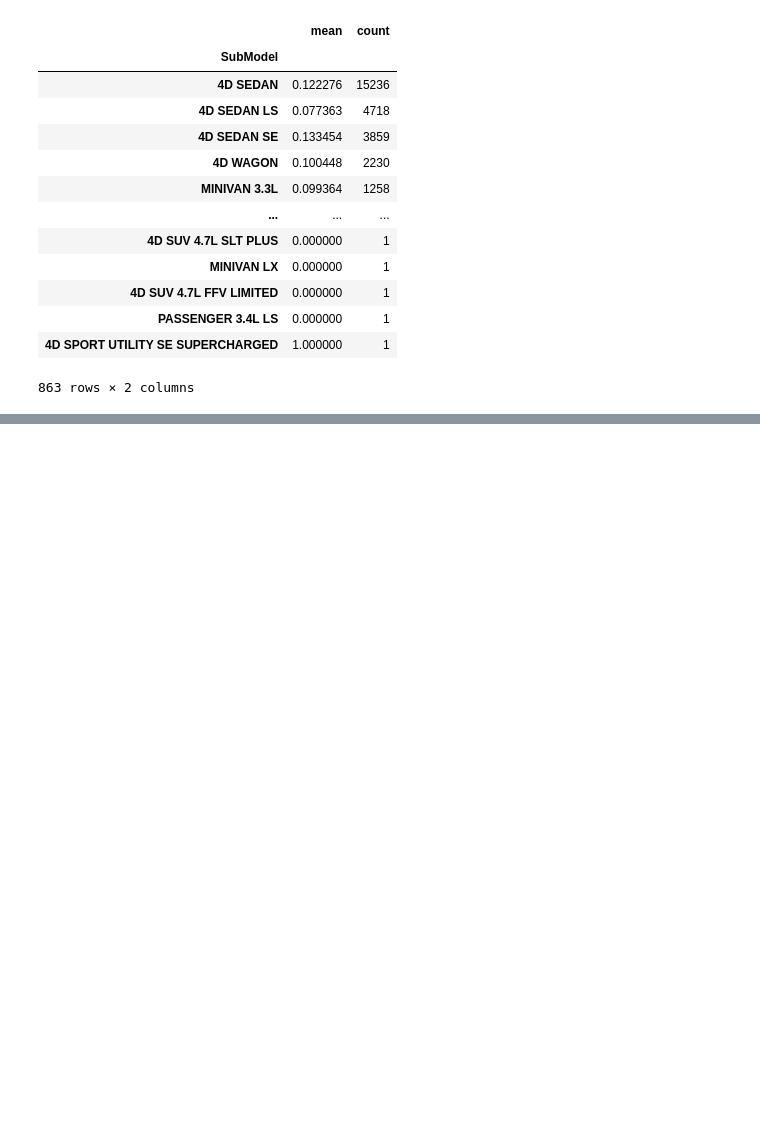
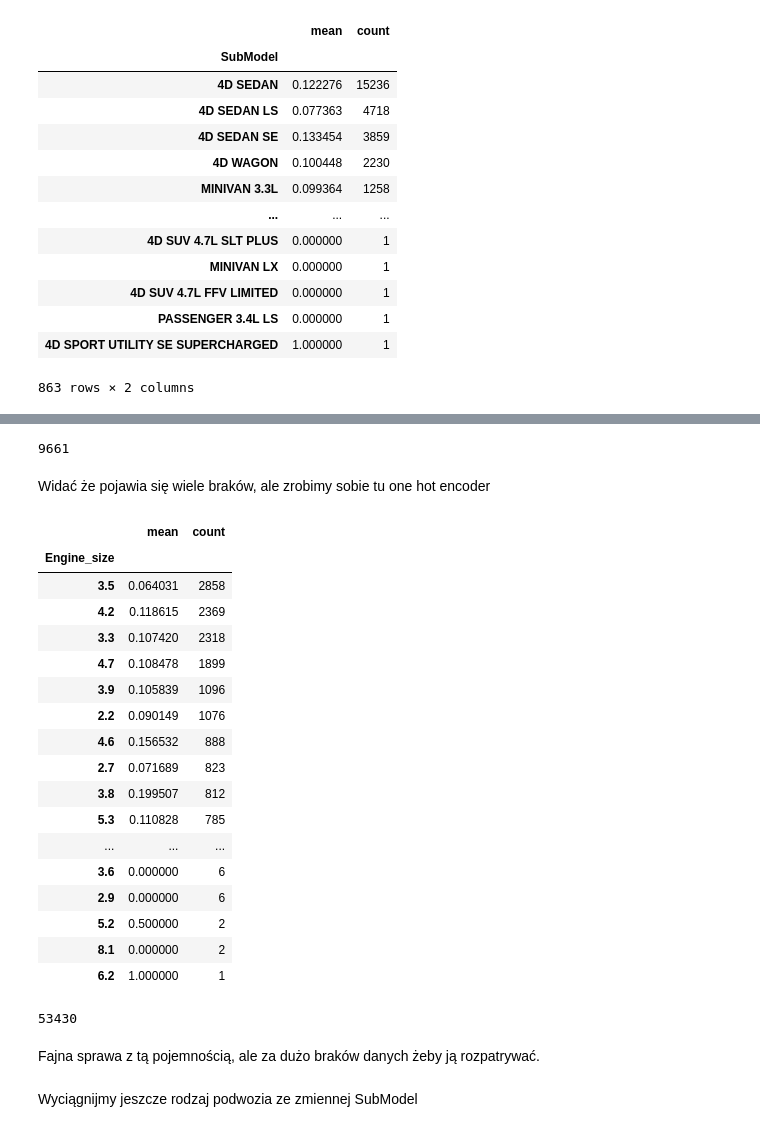
Before and after one commit to Koliber216/DontGetKicked-ML-Classification, a Jupyter notebook: Maciek.ipynb, the cells around one changed output, grey strips where cells are left out. Drawn from its saved outputs; the diff is of its cells as text; code cells hidden in the pictures; blank space fills up the shorter version.

```diff
--- a/Maciek.ipynb
+++ b/Maciek.ipynb
@@ -362,0 +327,14 @@ Ze tej zmiennej będzie mozna wyciągnąć liczbę drzwi w samochodzie oraz poje
+# %%
+# funkcja przypisująca porę roku
+def assign_season(df):
+
+    if 3 <= df['Month'] <= 5: val = 'Spring'
+    elif 6 <= df['Month'] <= 8: val = 'Summer'
+    elif 9 <= df['Month'] <= 11: val = 'Autumn'
+    else: val = 'Winter'
+
+    return val
+# %%
+# przypisujemy porę roku
+df['Season'] = df.apply(assign_season, axis = 1)
+df.groupby('Season')['IsBadBuy'].agg(['mean','count']).sort_values('count',ascending = False)
@@ -362,0 +350,4 @@ Ze tej zmiennej będzie mozna wyciągnąć liczbę drzwi w samochodzie oraz poje
+# %%
+# wygiągamy liczbę drzwi ze zmiennej SubModel
+df['Doors'] = df['SubModel'].str.extract(r'([1-9]D)')
+df.groupby('Doors')['IsBadBuy'].agg(['mean','count']).sort_values('count',ascending = False)
@@ -362,0 +361,38 @@ Ze tej zmiennej będzie mozna wyciągnąć liczbę drzwi w samochodzie oraz poje
+# %%
+df.Doors.isna().sum()
+# %% [output]
+9661
+# %% [markdown]
+Widać że pojawia się wiele braków, ale zrobimy sobie tu one hot encoder
+# %%
+# wygiągamy pojemność silnika ze zmiennej SubModel
+df['Engine_size'] = df['SubModel'].str.extract(r'([1-9].[1-9])')
+# %%
+df.groupby('Engine_size')['IsBadBuy'].agg(['mean','count']).sort_values('count',ascending = False)
+# %% [output]
+|  | mean | count |
+| Engine_size |  |  |
+| 3.5 | 0.064031 | 2858 |
+| 4.2 | 0.118615 | 2369 |
+| 3.3 | 0.107420 | 2318 |
+| 4.7 | 0.108478 | 1899 |
+| 3.9 | 0.105839 | 1096 |
+| 2.2 | 0.090149 | 1076 |
+| 4.6 | 0.156532 | 888 |
+| 2.7 | 0.071689 | 823 |
+| 3.8 | 0.199507 | 812 |
+| 5.3 | 0.110828 | 785 |
+| ... | ... | ... |
+| 3.6 | 0.000000 | 6 |
+| 2.9 | 0.000000 | 6 |
+| 5.2 | 0.500000 | 2 |
+| 8.1 | 0.000000 | 2 |
+| 6.2 | 1.000000 | 1 |
+# %%
+df.Engine_size.isna().sum()
+# %% [output]
+53430
+# %% [markdown]
+Fajna sprawa z tą pojemnością, ale za dużo braków danych żeby ją rozpatrywać.
+# %% [markdown]
+Wyciągnijmy jeszcze rodzaj podwozia ze zmiennej SubModel
```
Also changed, not shown: parts of 33 cells of this notebook.
